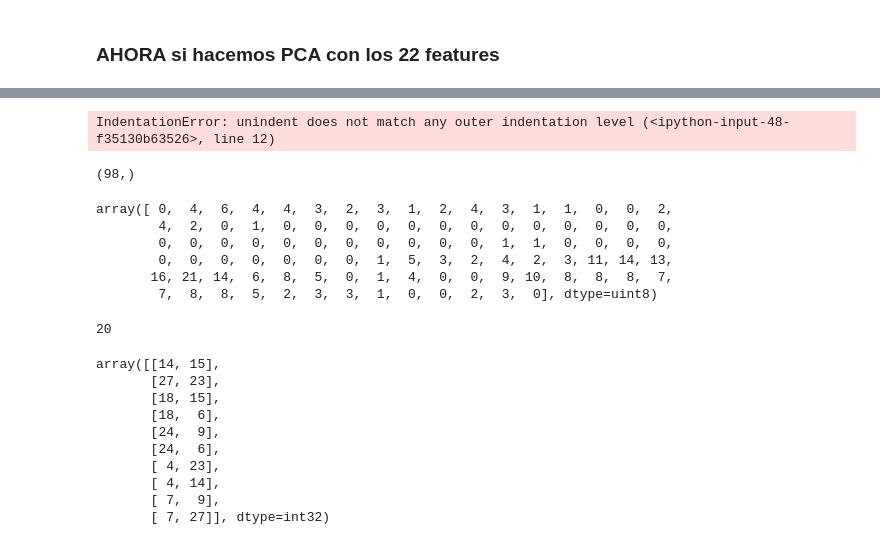
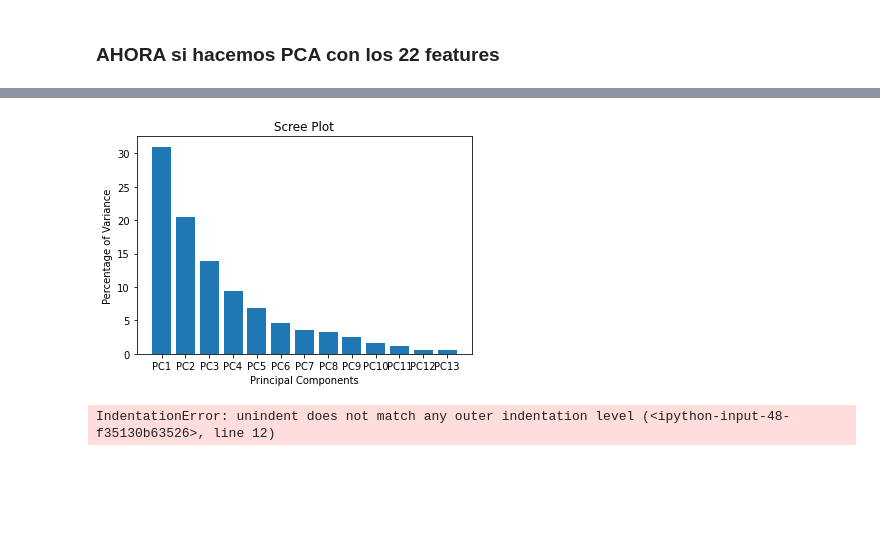
Before and after one commit to aliciaamaliaalvarezmon/SynthesisEmotions, a Jupyter notebook: Notebook/facialstructure.ipynb, the cells around one changed output, grey strips where cells are left out. Saved outputs shown, nothing was run; the diff lists cells and outputs as text; code cells hidden in the pictures; blank space fills up the shorter version.

```diff
--- a/Notebook/facialstructure.ipynb
+++ b/Notebook/facialstructure.ipynb
@@ -79,3 +108,5 @@ array([29, 16, 30, 19, 17, 30, 17, 33, 23, 32, 17, 19, 12, 29, 25, 14, 24,
+# %%
+first_frame = intercalated_first_frames
 # %%
 first_frame[0]
 # %% [output]
@@ -694,21 +627,3 @@ cv2.imshow("Face landmark result", imgleft)
 # Pause screen to wait key from user to see result
 cv2.waitKey(0)
 cv2.destroyAllWindows()
-# %%
-
-
-
-subjects_images = '../ck+copy/extended-cohn-kanade-images/cohn-kanade-images'
-sorted_subjects =   np.sort(os.listdir('../ck+copy/extended-cohn-kanade-images/cohn-kanade-images/')) # we probably need to not have the sorted
-
-first_images = []
-
-for subject in sorted_subjects:
-    one_subject_images = '../ck+copy/extended-cohn-kanade-images/cohn-kanade-images/' + str(subject)+ '/'
-    sorted_list = np.sort(os.listdir(one_subject_images)) #creo que este sort se puede quitar
-    distances_per_subject = []
-    for emotion in sorted_list:
-        matrix_landmark_per_frame = []
-        subject_landmark_emotion = one_subject_landmarks + str(emotion)
-        img = '../ck+copy/extended-cohn-kanade-images/cohn-kanade-images/' +  str(subject)+ '/' + str(emotion)+'/'+ str(subject)+ '_'+str(emotion)+'_'+ str(1).zfill(8)+'.png'
-        first_images.append(img)
@@ -980,7 +914,7 @@ scaled_landDiff.shape
 # %%
 from sklearn.decomposition import PCA
-pca = PCA(n_components=12)
+pca = PCA(n_components=13)
 pca.fit_transform(scaled_landDiff)
-b_shape = pca.fit_transform(scaled_landDiff)
-b_shape.shape # cada fila deberia ser el b de 1 frame en 12 componentes proncipales (de 22 feature points)
+b_structure = pca.fit_transform(scaled_landDiff)
+b_structure.shape # cada fila deberia ser el b de 1 frame en 12 componentes proncipales (de 22 feature points)
 # %% [output]
@@ -995,3 +926,15 @@ print(sum(pca.explained_variance_ratio_))
+# %%
+b_structure
+pca_var=np.round(pca.explained_variance_ratio_* 100, decimals=1 )
+labels = ['PC'+ str(s) for s in range(1, len(pca_var)+1)]
+
+plt.bar(x= range(1, len(pca_var)+1), height = pca_var, tick_label= labels)
+plt.ylabel("Percentage of Variance")
+plt.xlabel("Principal Components")
+plt.title("Scree Plot")
+plt.show()
+# %% [output]
+[figure, added]
 # %%
       #ESTA ES CON UNA SOLA
 import math
@@ -1035,38 +978,3 @@ center_of_massx = np.asarray(partial_sumx).sum()/coeff_sum
 center_of_massy = np.asarray(partial_sumy).sum()/coeff_sum
 # %% [output]
 IndentationError: unindent does not match any outer indentation level (<ipython-input-48-f35130b63526>, line 12)
-# %%
-coff[1,::].shape
-# %% [output]
-(98,)
-# %%
-edgesx[0]
-# %% [output]
-array([ 0,  4,  6,  4,  4,  3,  2,  3,  1,  2,  4,  3,  1,  1,  0,  0,  2,
-        4,  2,  0,  1,  0,  0,  0,  0,  0,  0,  0,  0,  0,  0,  0,  0,  0,
-        0,  0,  0,  0,  0,  0,  0,  0,  0,  0,  0,  1,  1,  0,  0,  0,  0,
-        0,  0,  0,  0,  0,  0,  0,  1,  5,  3,  2,  4,  2,  3, 11, 14, 13,
-       16, 21, 14,  6,  8,  5,  0,  1,  4,  0,  0,  9, 10,  8,  8,  8,  7,
-        7,  8,  8,  5,  2,  3,  3,  1,  0,  0,  2,  3,  0], dtype=uint8)
-# %%
-points = first_frame[0][39:59]
-
-
-rng = np.random.default_rng()
-points = rng.random((30, 2))   # 30 random points in 2-D
-hull = ConvexHull(points)
-# %% [output]
-20
-# %%
-hull.simplices
-# %% [output]
-array([[14, 15],
-       [27, 23],
-       [18, 15],
-       [18,  6],
-       [24,  9],
-       [24,  6],
-       [ 4, 23],
-       [ 4, 14],
-       [ 7,  9],
-       [ 7, 27]], dtype=int32)
```
Also changed, not shown: parts of 53 cells of this notebook, 10 other files.
